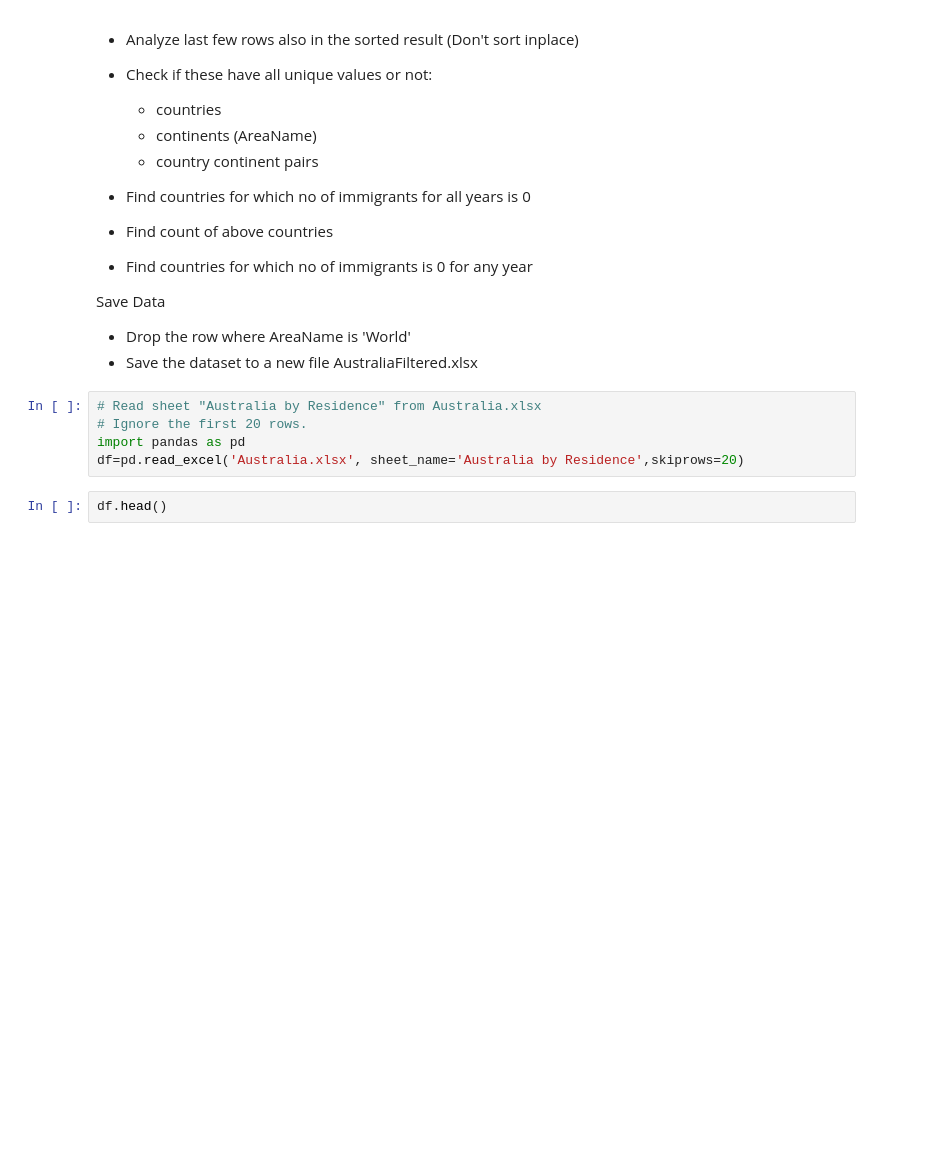
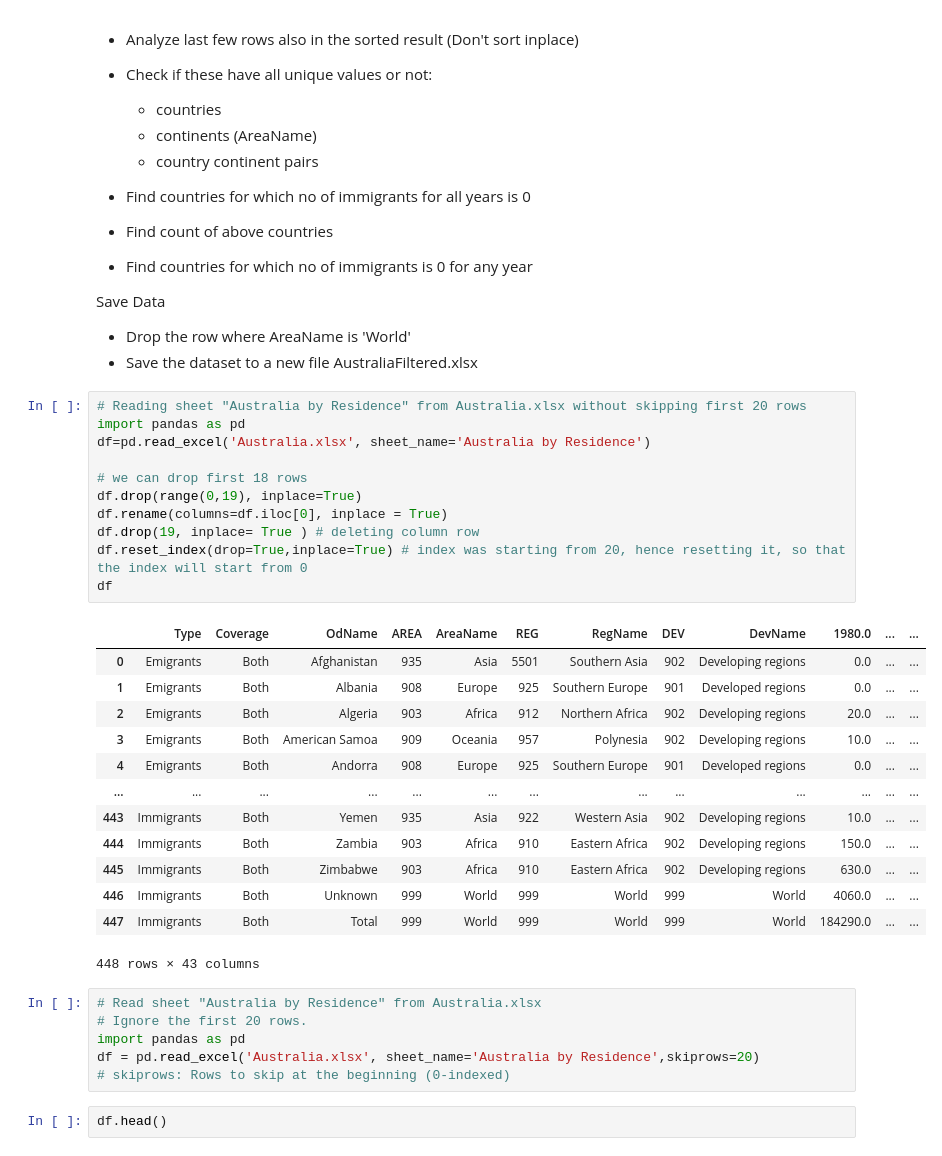
Before and after one commit to leangaurav/dsc_weekennd_2020_08_30, a Jupyter notebook: Assignments/Lino/Immigrants/AustraliaImmigrantsPandas.ipynb, the cells around one changed output. Saved outputs shown, nothing was run; the diff lists cells and outputs as text; blank space fills up the shorter version.

```diff
--- a/Assignments/Lino/Immigrants/AustraliaImmigrantsPandas.ipynb
+++ b/Assignments/Lino/Immigrants/AustraliaImmigrantsPandas.ipynb
@@ -37,11 +37,37 @@ Head Tail Sort
 Save Data
 - Drop the row where AreaName is 'World'
 - Save the dataset to a new file AustraliaFiltered.xlsx
+# %%
+# Reading sheet "Australia by Residence" from Australia.xlsx without skipping first 20 rows
+import pandas as pd
+df=pd.read_excel('Australia.xlsx', sheet_name='Australia by Residence')
+
+# we can drop first 18 rows
+df.drop(range(0,19), inplace=True)
+df.rename(columns=df.iloc[0], inplace = True)
+df.drop(19, inplace= True ) # deleting column row
+df.reset_index(drop=True,inplace=True) # index was starting from 20, hence resetting it, so that the index will start from 0
+df
+# %% [output]
+|  | Type | Coverage | OdName | AREA | AreaName | REG | RegName | DEV | DevName | 1980.0 | ... | ... |
+| 0 | Emigrants | Both | Afghanistan | 935 | Asia | 5501 | Southern Asia | 902 | Developing regions | 0.0 | ... | ... |
+| 1 | Emigrants | Both | Albania | 908 | Europe | 925 | Southern Europe | 901 | Developed regions | 0.0 | ... | ... |
+| 2 | Emigrants | Both | Algeria | 903 | Africa | 912 | Northern Africa | 902 | Developing regions | 20.0 | ... | ... |
+| 3 | Emigrants | Both | American Samoa | 909 | Oceania | 957 | Polynesia | 902 | Developing regions | 10.0 | ... | ... |
+| 4 | Emigrants | Both | Andorra | 908 | Europe | 925 | Southern Europe | 901 | Developed regions | 0.0 | ... | ... |
+| ... | ... | ... | ... | ... | ... | ... | ... | ... | ... | ... | ... | ... |
+| 443 | Immigrants | Both | Yemen | 935 | Asia | 922 | Western Asia | 902 | Developing regions | 10.0 | ... | ... |
+| 444 | Immigrants | Both | Zambia | 903 | Africa | 910 | Eastern Africa | 902 | Developing regions | 150.0 | ... | ... |
+| 445 | Immigrants | Both | Zimbabwe | 903 | Africa | 910 | Eastern Africa | 902 | Developing regions | 630.0 | ... | ... |
+| 446 | Immigrants | Both | Unknown | 999 | World | 999 | World | 999 | World | 4060.0 | ... | ... |
+| 447 | Immigrants | Both | Total | 999 | World | 999 | World | 999 | World | 184290.0 | ... | ... |
+448 rows × 43 columns
 # %%
 # Read sheet "Australia by Residence" from Australia.xlsx
 # Ignore the first 20 rows.
 import pandas as pd
-df=pd.read_excel('Australia.xlsx', sheet_name='Australia by Residence',skiprows=20)
+df = pd.read_excel('Australia.xlsx', sheet_name='Australia by Residence',skiprows=20)
+# skiprows: Rows to skip at the beginning (0-indexed)
 # %%
 df.head()
 # %% [output]
```
Also changed, not shown: parts of 23 cells of this notebook, 1 other file.
